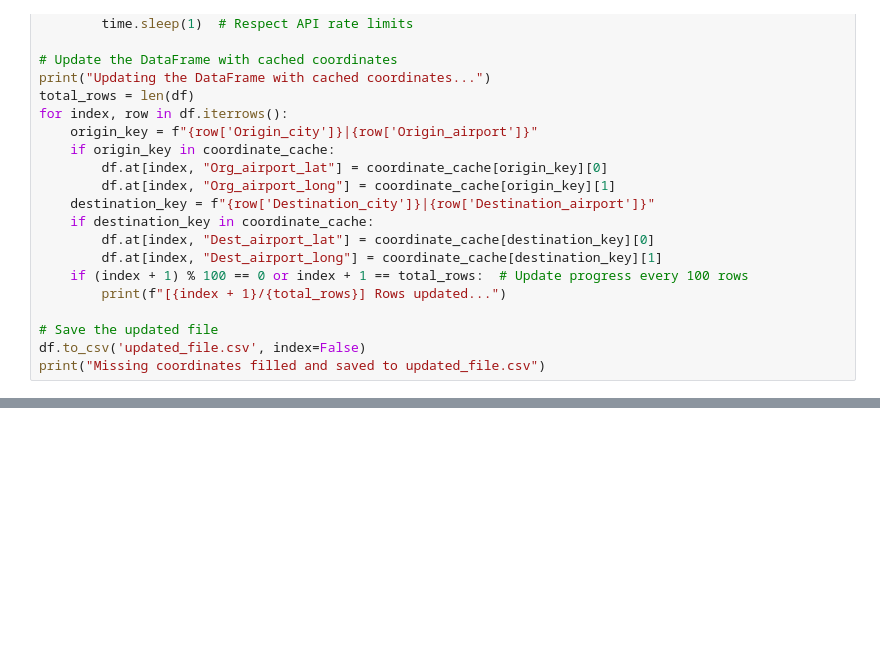
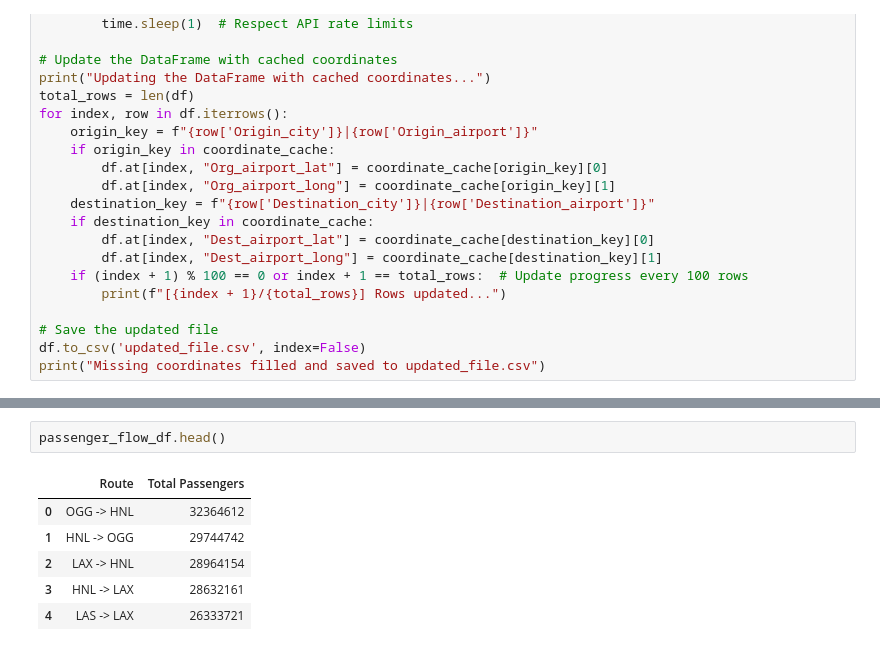
Before and after one commit to sezermzgl/ADM-HW5, a Jupyter notebook: main.ipynb, the cells around one changed output, grey strips where cells are left out. Saved outputs shown, nothing was run; the diff lists cells and outputs as text; blank space fills up the shorter version.

```diff
--- a/main.ipynb
+++ b/main.ipynb
@@ -94,3 +94,12 @@ Top 10 routes by passenger efficiency:
 | 2 | SFO |
 | 3 | LAX |
 | 4 | FLL |
+# %%
+passenger_flow_df.head()
+# %% [output]
+|  | Route | Total Passengers |
+| 0 | OGG -> HNL | 32364612 |
+| 1 | HNL -> OGG | 29744742 |
+| 2 | LAX -> HNL | 28964154 |
+| 3 | HNL -> LAX | 28632161 |
+| 4 | LAS -> LAX | 26333721 |
```
Also changed, not shown: parts of 3 cells of this notebook, 2 other files.
